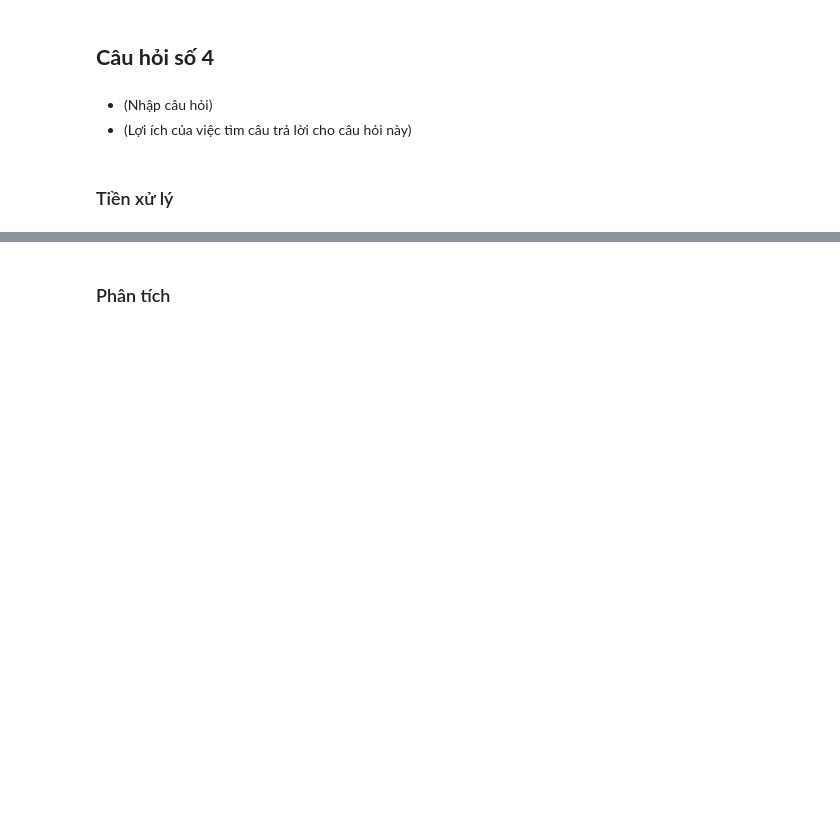
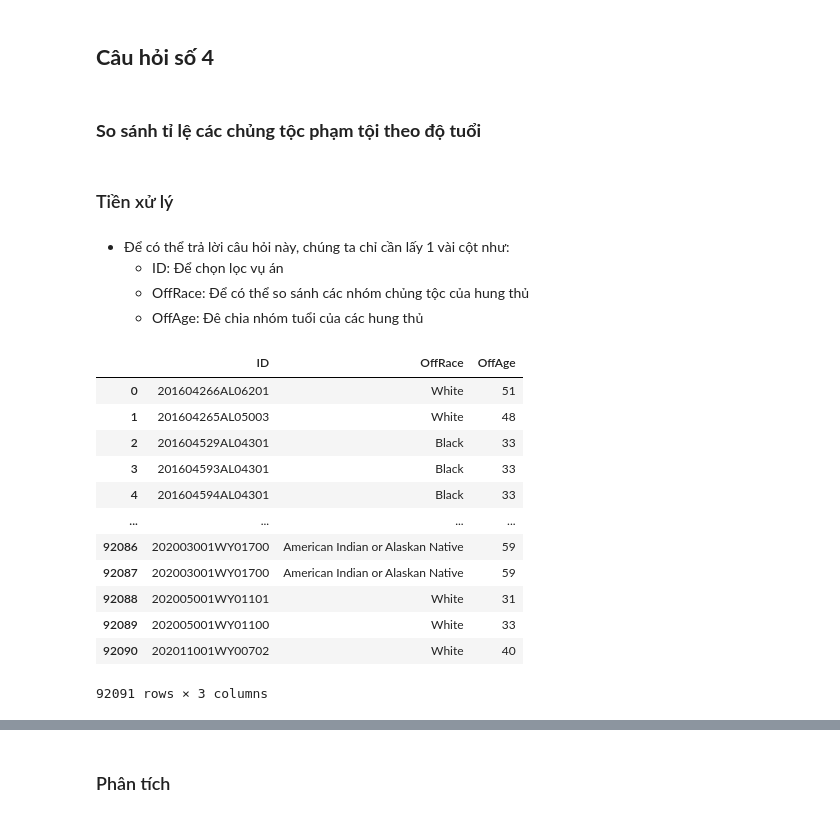
Before and after one commit to SangPhan852/P4DS_Project, a Jupyter notebook: 20127288_20127613.ipynb, the cells around one changed output, grey strips where cells are left out. Drawn from its saved outputs; the diff is of its cells as text; code cells hidden in the pictures; blank space fills up the shorter version.

```diff
--- a/20127288_20127613.ipynb
+++ b/20127288_20127613.ipynb
@@ -593,8 +594,30 @@ axs[2].set_xticklabels(florida_df['Relationship'], rotation = 40);
 ---
 # %% [markdown]
 ## **Câu hỏi số 4**
-# %% [markdown]
-- (Nhập câu hỏi)
-- (Lợi ích của việc tìm câu trả lời cho câu hỏi này)
+# %% [markdown]
+### **So sánh tỉ lệ các chủng tộc phạm tội theo độ tuổi**
 # %% [markdown]
 ### Tiền xử lý
+# %% [markdown]
+- Để có thể trả lời câu hỏi này, chúng ta chỉ cần lấy 1 vài cột như:
+    - ID: Để chọn lọc vụ án
+    - OffRace: Để có thể so sánh các nhóm chủng tộc của hung thủ
+    - OffAge: Đê chia nhóm tuổi của các hung thủ
+# %%
+col_name = ['ID', 'OffRace', 'OffAge']
+df = homi_df[col_name].copy()
+df
+# %% [output]
+|  | ID | OffRace | OffAge |
+| 0 | 201604266AL06201 | White | 51 |
+| 1 | 201604265AL05003 | White | 48 |
+| 2 | 201604529AL04301 | Black | 33 |
+| 3 | 201604593AL04301 | Black | 33 |
+| 4 | 201604594AL04301 | Black | 33 |
+| ... | ... | ... | ... |
+| 92086 | 202003001WY01700 | American Indian or Alaskan Native | 59 |
+| 92087 | 202003001WY01700 | American Indian or Alaskan Native | 59 |
+| 92088 | 202005001WY01101 | White | 31 |
+| 92089 | 202005001WY01100 | White | 33 |
+| 92090 | 202011001WY00702 | White | 40 |
+92091 rows × 3 columns
```
Also changed, not shown: parts of 6 cells of this notebook.
